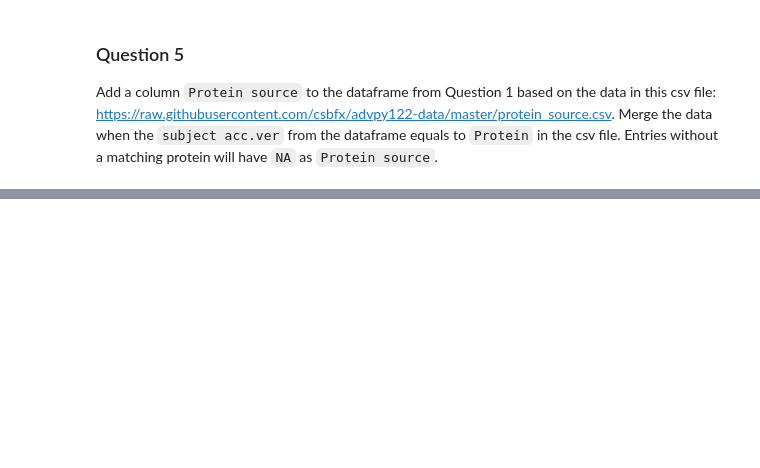
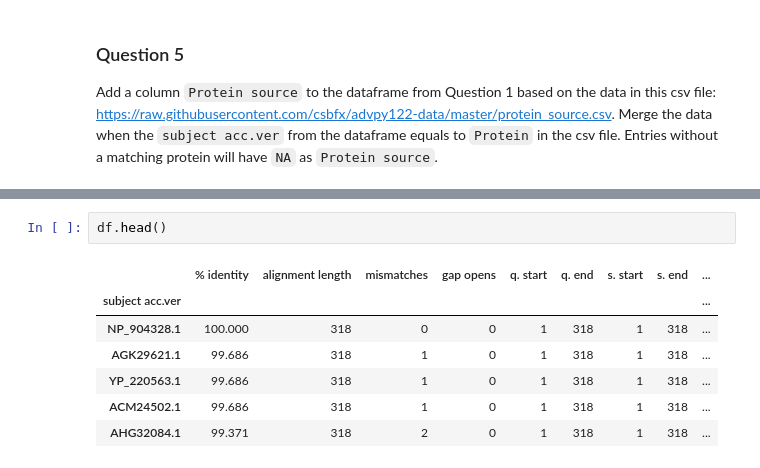
Before and after one commit to CS133-DataVisualization/cl-and-homework-aziamimoh, a Jupyter notebook: module4/M04_HW04_complicated.ipynb, the cells around one changed output, grey strips where cells are left out. Saved outputs shown, nothing was run; the diff lists cells and outputs as text; blank space fills up the shorter version.

```diff
--- a/module4/M04_HW04_complicated.ipynb
+++ b/module4/M04_HW04_complicated.ipynb
@@ -58,0 +83,10 @@ Add a column `Protein source` to the dataframe from Question 1 based on the data
+# %%
+df.head()
+# %% [output]
+|  | % identity | alignment length | mismatches | gap opens | q. start | q. end | s. start | s. end | ... |
+| subject acc.ver |  |  |  |  |  |  |  |  | ... |
+| NP_904328.1 | 100.000 | 318 | 0 | 0 | 1 | 318 | 1 | 318 | ... |
+| AGK29621.1 | 99.686 | 318 | 1 | 0 | 1 | 318 | 1 | 318 | ... |
+| YP_220563.1 | 99.686 | 318 | 1 | 0 | 1 | 318 | 1 | 318 | ... |
+| ACM24502.1 | 99.686 | 318 | 1 | 0 | 1 | 318 | 1 | 318 | ... |
+| AHG32084.1 | 99.371 | 318 | 2 | 0 | 1 | 318 | 1 | 318 | ... |
```
Also changed, not shown: parts of 9 cells of this notebook, 1 other file.
